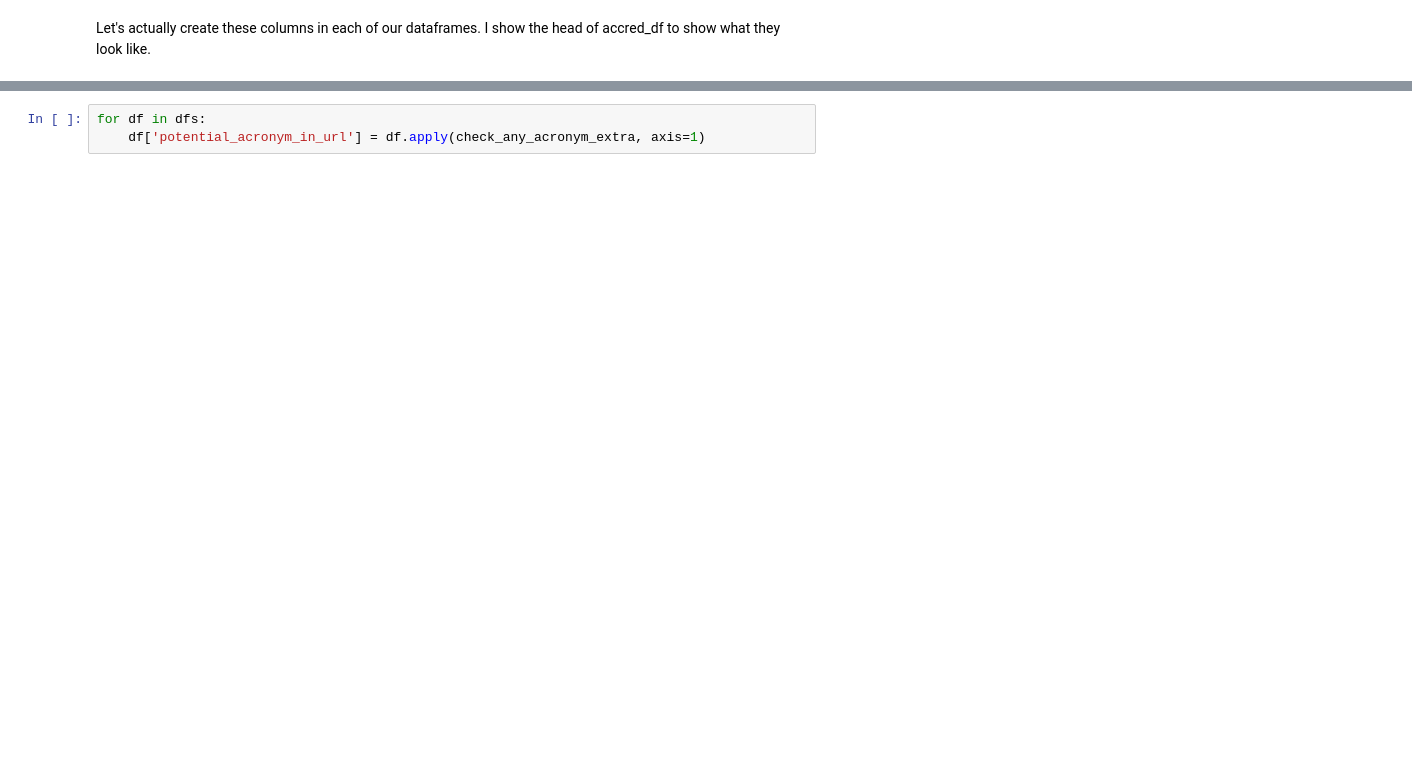
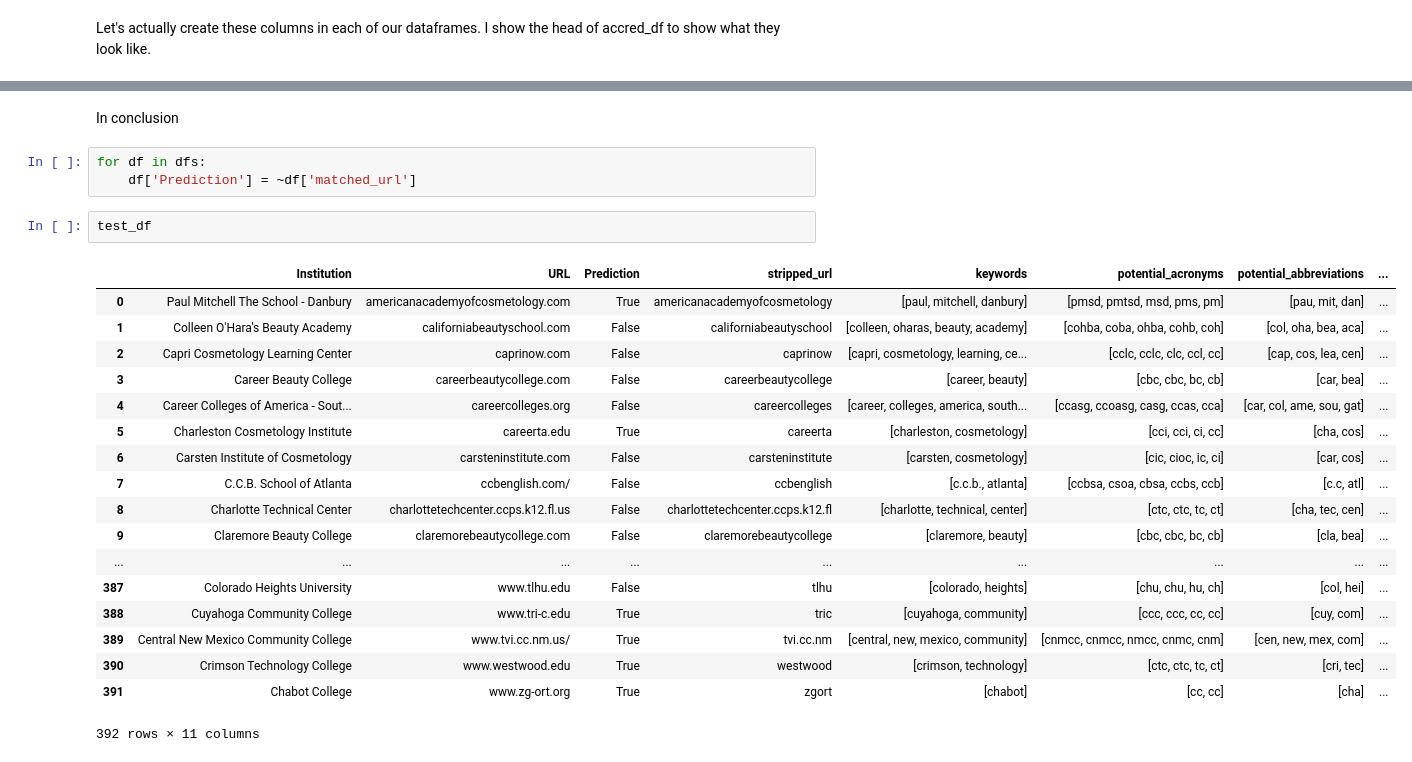
Before and after one commit to magratheazaphod/nextcaller, a Jupyter notebook: two_final.ipynb, the cells around one changed output, grey strips where cells are left out. Cells and saved outputs as stored; diff of their text form; blank space fills up the shorter version.

```diff
--- a/two_final.ipynb
+++ b/two_final.ipynb
@@ -162,3 +304,26 @@ def check_any_acronym_extra(x):
+# %% [markdown]
+In conclusion
 # %%
 for df in dfs:
-    df['potential_acronym_in_url'] = df.apply(check_any_acronym_extra, axis=1)
+    df['Prediction'] = ~df['matched_url']
+# %%
+test_df
+# %% [output]
+|  | Institution | URL | Prediction | stripped_url | keywords | potential_acronyms | potential_abbreviations | ... |
+| 0 | Paul Mitchell The School - Danbury | americanacademyofcosmetology.com | True | americanacademyofcosmetology | [paul, mitchell, danbury] | [pmsd, pmtsd, msd, pms, pm] | [pau, mit, dan] | ... |
+| 1 | Colleen O'Hara's Beauty Academy | californiabeautyschool.com | False | californiabeautyschool | [colleen, oharas, beauty, academy] | [cohba, coba, ohba, cohb, coh] | [col, oha, bea, aca] | ... |
+| 2 | Capri Cosmetology Learning Center | caprinow.com | False | caprinow | [capri, cosmetology, learning, ce... | [cclc, cclc, clc, ccl, cc] | [cap, cos, lea, cen] | ... |
+| 3 | Career Beauty College | careerbeautycollege.com | False | careerbeautycollege | [career, beauty] | [cbc, cbc, bc, cb] | [car, bea] | ... |
+| 4 | Career Colleges of America - Sout... | careercolleges.org | False | careercolleges | [career, colleges, america, south... | [ccasg, ccoasg, casg, ccas, cca] | [car, col, ame, sou, gat] | ... |
+| 5 | Charleston Cosmetology Institute | careerta.edu | True | careerta | [charleston, cosmetology] | [cci, cci, ci, cc] | [cha, cos] | ... |
+| 6 | Carsten Institute of Cosmetology | carsteninstitute.com | False | carsteninstitute | [carsten, cosmetology] | [cic, cioc, ic, ci] | [car, cos] | ... |
+| 7 | C.C.B. School of Atlanta | ccbenglish.com/ | False | ccbenglish | [c.c.b., atlanta] | [ccbsa, csoa, cbsa, ccbs, ccb] | [c.c, atl] | ... |
+| 8 | Charlotte Technical Center | charlottetechcenter.ccps.k12.fl.us | False | charlottetechcenter.ccps.k12.fl | [charlotte, technical, center] | [ctc, ctc, tc, ct] | [cha, tec, cen] | ... |
+| 9 | Claremore Beauty College | claremorebeautycollege.com | False | claremorebeautycollege | [claremore, beauty] | [cbc, cbc, bc, cb] | [cla, bea] | ... |
+| ... | ... | ... | ... | ... | ... | ... | ... | ... |
+| 387 | Colorado Heights University | www.tlhu.edu | False | tlhu | [colorado, heights] | [chu, chu, hu, ch] | [col, hei] | ... |
+| 388 | Cuyahoga Community College | www.tri-c.edu | True | tric | [cuyahoga, community] | [ccc, ccc, cc, cc] | [cuy, com] | ... |
+| 389 | Central New Mexico Community College | www.tvi.cc.nm.us/ | True | tvi.cc.nm | [central, new, mexico, community] | [cnmcc, cnmcc, nmcc, cnmc, cnm] | [cen, new, mex, com] | ... |
+| 390 | Crimson Technology College | www.westwood.edu | True | westwood | [crimson, technology] | [ctc, ctc, tc, ct] | [cri, tec] | ... |
+| 391 | Chabot College | www.zg-ort.org | True | zgort | [chabot] | [cc, cc] | [cha] | ... |
+392 rows × 11 columns
```
Also changed, not shown: parts of 24 cells of this notebook, 1 other file.
